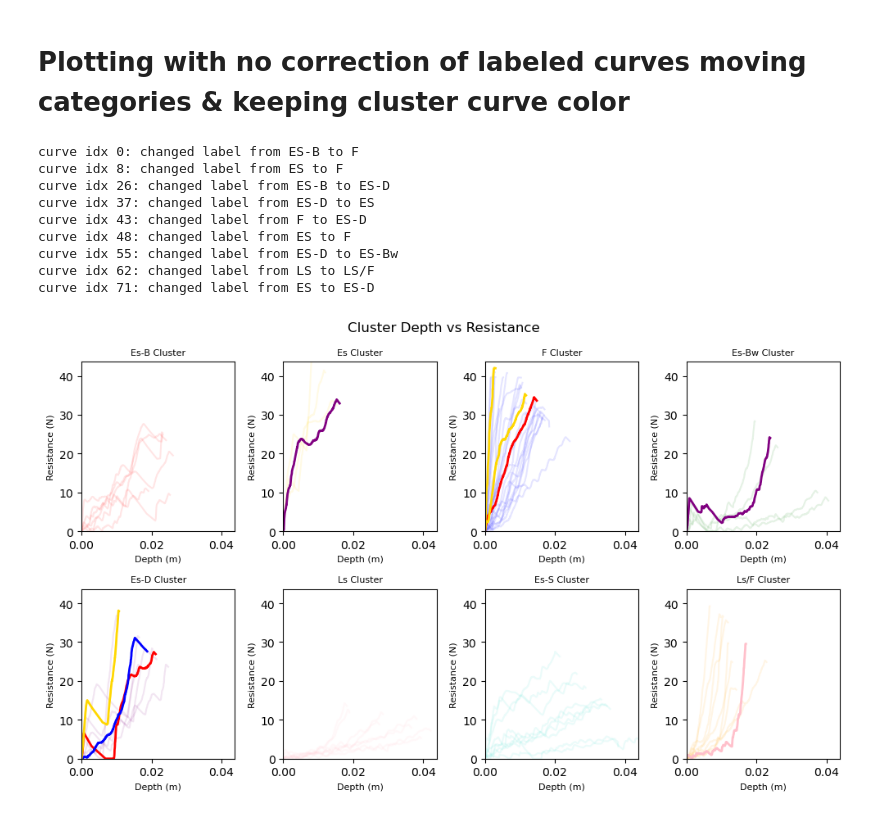
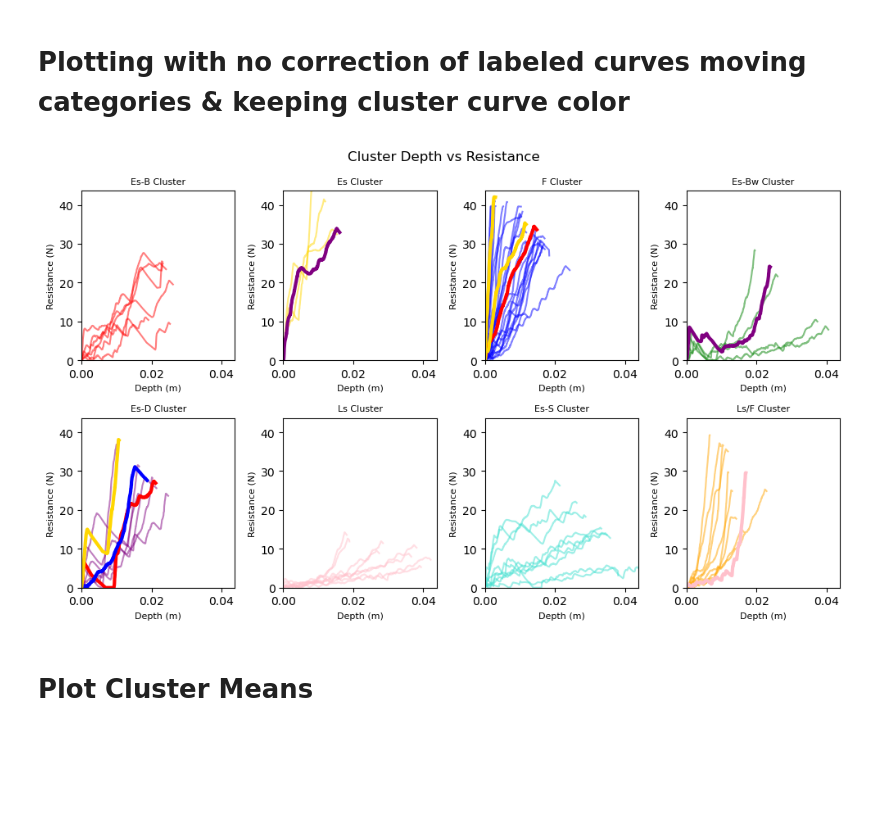
Before and after one commit to liamtbo/LASSIE, a Jupyter notebook: labeled_clustering.ipynb, the cells around one changed output. Saved outputs shown, nothing was run; the diff lists cells and outputs as text; code cells hidden in the pictures; blank space fills up the shorter version.

```diff
--- a/labeled_clustering.ipynb
+++ b/labeled_clustering.ipynb
@@ -134,27 +151,14 @@ plotting.plot_clusters_seperately(uncorrected_pseudo_labeling['encoded'], uncorr
 # %%
 # plotting.pca_analysis(pseudo_labeled_data)
 uncorrected_pseudo_labeling = pseudo_labeled_data.copy()
 pseudo_corrections = marions_labeled_data.loc[changed_label_indicies]
-
-def print_pseudo_label_changes(changed_label_indicies:List[int], marions_labeled_data:pd.DataFrame, pseudo_labeled_data:pd.DataFrame):
-    for idx in changed_label_indicies:
-        print(f'curve idx {idx}: changed label from {marions_labeled_data.loc[idx]['marions_ylabels']} to {pseudo_labeled_data.loc[idx]['marions_pseudo_labels']}')
-
-print_pseudo_label_changes(changed_label_indicies, marions_labeled_data, pseudo_labeled_data)
 
 # plotting.plot_pca(uncorrected_pseudo_labeling, uncorrected_pseudo_labeling['encoded'], 3,
 #     graph_title='marions_pseudo_labels', centroids=marions_label_centroids)
 plotting.plot_clusters_seperately(uncorrected_pseudo_labeling['encoded'], uncorrected_pseudo_labeling.index,
                                   depth_resist_curve_df_list, cluster_category_names=marions_label_centroids['marions_ylabels'].tolist(),
                                   pseudo_corrections=pseudo_corrections)
 # %% [output]
-curve idx 0: changed label from ES-B to F
-curve idx 8: changed label from ES to F
-curve idx 26: changed label from ES-B to ES-D
-curve idx 37: changed label from ES-D to ES
-curve idx 43: changed label from F to ES-D
-curve idx 48: changed label from ES to F
-curve idx 55: changed label from ES-D to ES-Bw
-curve idx 62: changed label from LS to LS/F
-curve idx 71: changed label from ES to ES-D
-[figure, old version]
+[figure, new version]
+# %% [markdown]
+# Plot Cluster Means
```
Also changed, not shown: parts of 3 cells of this notebook, 2 other files.
